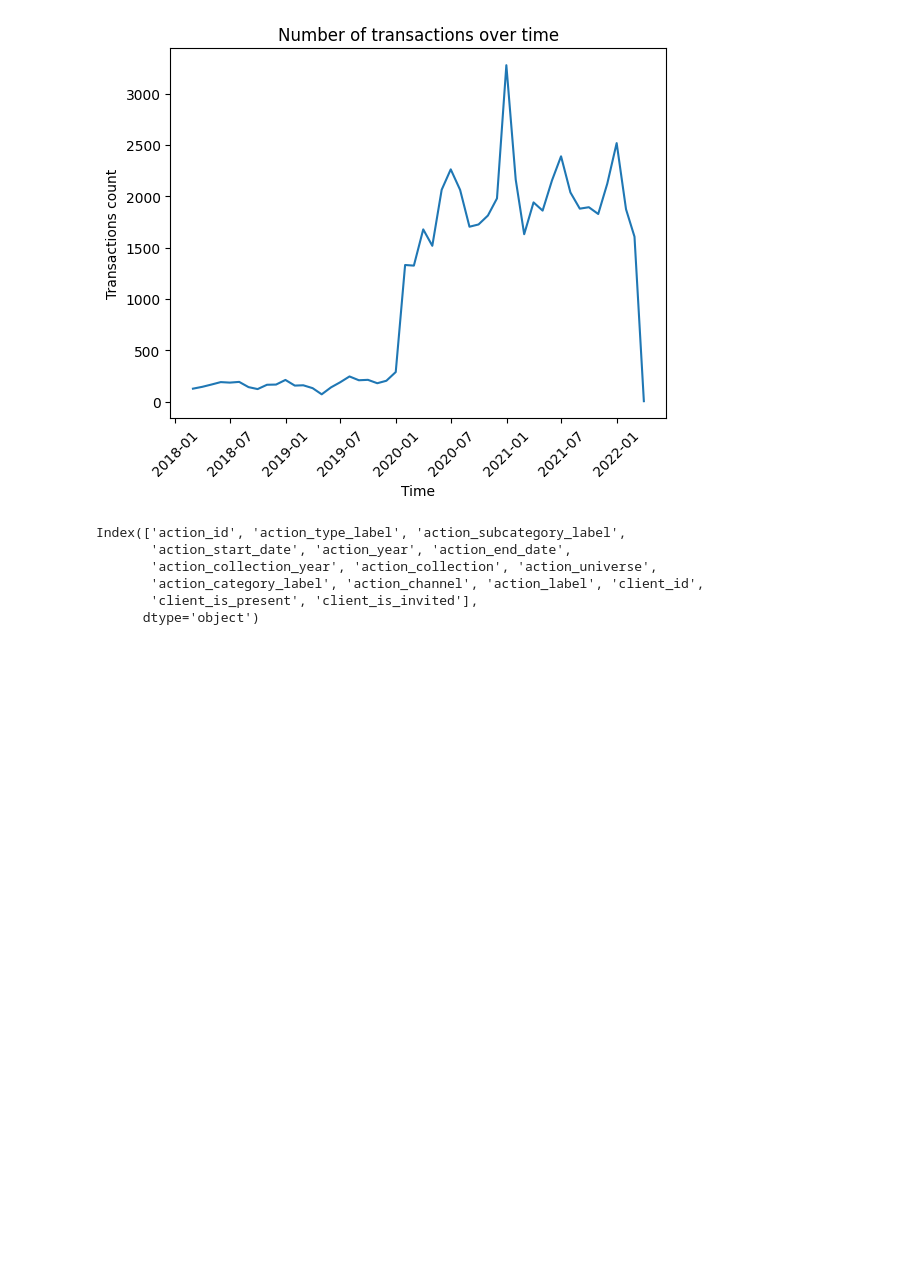
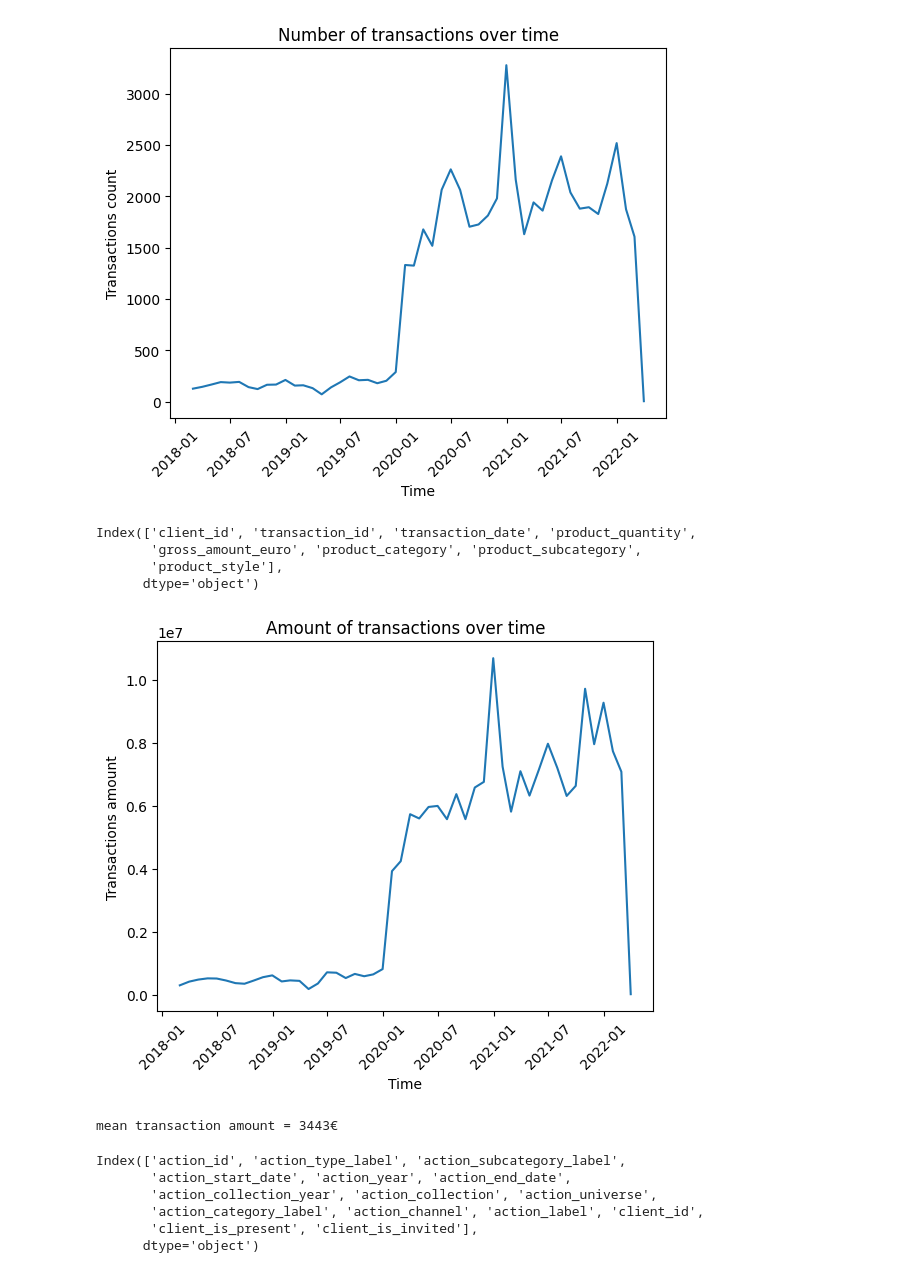
Before and after one commit to tesscln/XHEC-Eleven-Project, a Jupyter notebook: tess_eda.ipynb, the cells around one changed output. Cells and saved outputs as stored; diff of their text form; code cells hidden in the pictures; blank space fills up the shorter version.

Commit message:
added one graph

```diff
--- a/tess_eda.ipynb
+++ b/tess_eda.ipynb
@@ -222,6 +222,30 @@ plt.xlabel('Time')
 plt.show()
 # %% [output]
 [figure]
+# %%
+transactions.columns
+# %% [output]
+Index(['client_id', 'transaction_id', 'transaction_date', 'product_quantity',
+       'gross_amount_euro', 'product_category', 'product_subcategory',
+       'product_style'],
+      dtype='object')
+# %%
+amount_transactions = pd.DataFrame(transactions.groupby('transaction_date', as_index=False)['gross_amount_euro'].sum())
+agg1 = amount_transactions.set_index('transaction_date').resample("ME").sum()
+agg1.reset_index(inplace=True)
+
+plt.plot(agg1['transaction_date'], agg1['gross_amount_euro'])
+plt.xticks(rotation=45)
+plt.title('Amount of transactions over time')
+plt.ylabel('Transactions amount')
+plt.xlabel('Time')
+plt.show()
+# %% [output]
+[figure, added]
+# %%
+print(f"mean transaction amount = {round(transactions['gross_amount_euro'].mean())}€")
+# %% [output]
+mean transaction amount = 3443€
 # %%
 actions.columns
 # %% [output]
```
